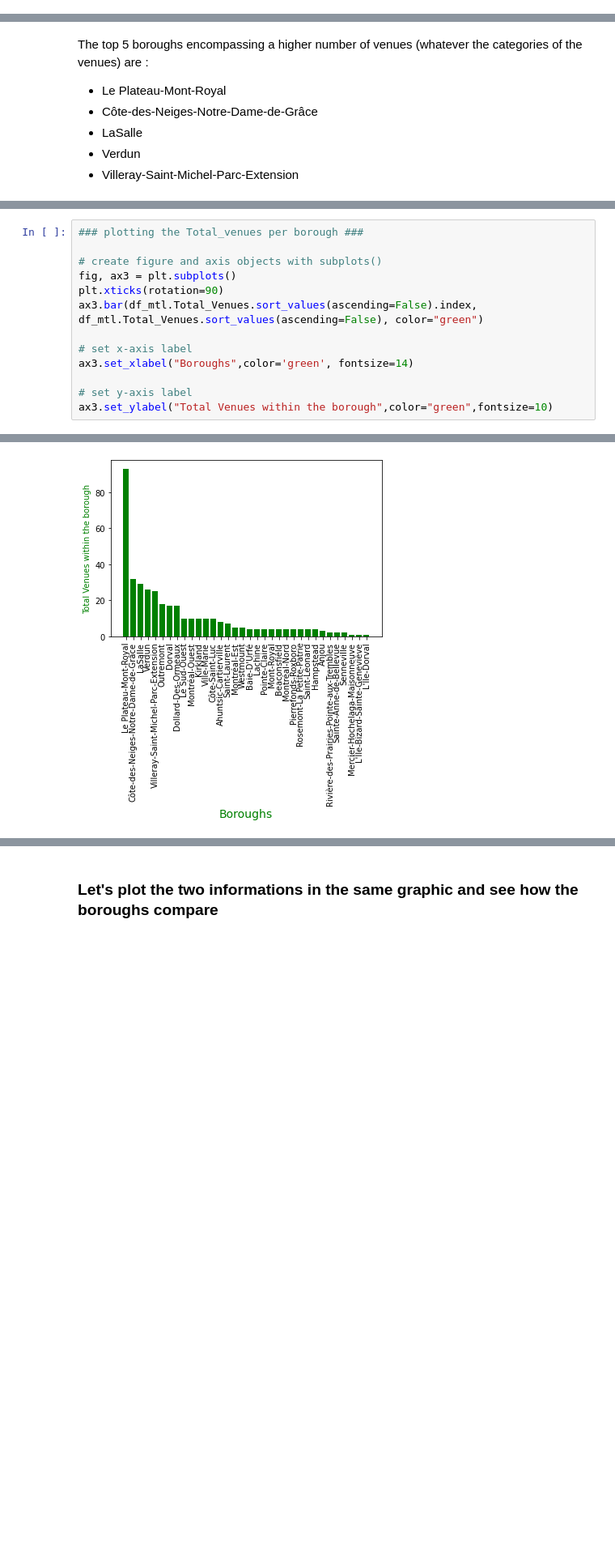
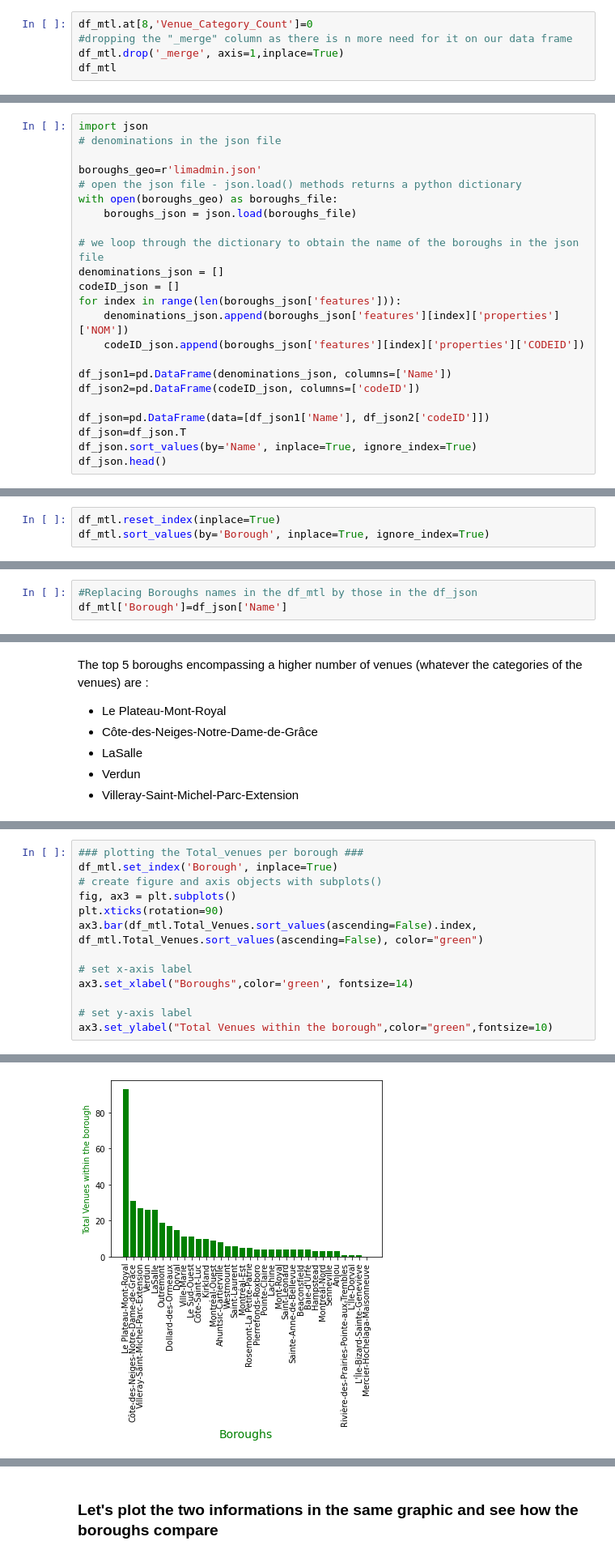
Before and after one commit to Desperados113/Capstone-Projetc, a Jupyter notebook: Capstone_Project3.ipynb, the cells around one changed output, grey strips where cells are left out. Shown at 81% size. Cells and saved outputs as stored; diff of their text form; blank space fills up the shorter version.

```diff
--- a/Capstone_Project3.ipynb
+++ b/Capstone_Project3.ipynb
@@ -390,0 +373,5 @@ df_mtl
+# %%
+df_mtl.at[8,'Venue_Category_Count']=0
+#dropping the "_merge" column as there is n more need for it on our data frame
+df_mtl.drop('_merge', axis=1,inplace=True)
+df_mtl
@@ -439,0 +438,23 @@ plt.show()
+# %%
+import json
+# denominations in the json file
+
+boroughs_geo=r'limadmin.json'
+# open the json file - json.load() methods returns a python dictionary
+with open(boroughs_geo) as boroughs_file:
+    boroughs_json = json.load(boroughs_file)
+
+# we loop through the dictionary to obtain the name of the boroughs in the json file
+denominations_json = []
+codeID_json = []
+for index in range(len(boroughs_json['features'])):
+    denominations_json.append(boroughs_json['features'][index]['properties']['NOM'])
+    codeID_json.append(boroughs_json['features'][index]['properties']['CODEID'])
+
+df_json1=pd.DataFrame(denominations_json, columns=['Name'])
+df_json2=pd.DataFrame(codeID_json, columns=['codeID'])
+
+df_json=pd.DataFrame(data=[df_json1['Name'], df_json2['codeID']])
+df_json=df_json.T
+df_json.sort_values(by='Name', inplace=True, ignore_index=True)
+df_json.head()
@@ -439,0 +468,3 @@ plt.show()
+# %%
+df_mtl.reset_index(inplace=True)
+df_mtl.sort_values(by='Borough', inplace=True, ignore_index=True)
@@ -439,0 +477,3 @@ plt.show()
+# %%
+#Replacing Boroughs names in the df_mtl by those in the df_json
+df_mtl['Borough']=df_json['Name']
@@ -462,19 +525,19 @@ Index(['Le Plateau-Mont-Royal', 'Côte-des-Neiges-Notre-Dame-de-Grâce',
 # %%
 ### plotting the Total_venues per borough ###
-
+df_mtl.set_index('Borough', inplace=True)
 # create figure and axis objects with subplots()
 fig, ax3 = plt.subplots()
 plt.xticks(rotation=90)
 ax3.bar(df_mtl.Total_Venues.sort_values(ascending=False).index, df_mtl.Total_Venues.sort_values(ascending=False), color="green")
 
 # set x-axis label
 ax3.set_xlabel("Boroughs",color='green', fontsize=14)
 
 # set y-axis label
 ax3.set_ylabel("Total Venues within the borough",color="green",fontsize=10)
 # %% [output]
 Text(0, 0.5, 'Total Venues within the borough')
-[figure, old version]
+[figure, new version]
 # %% [markdown]
 In terms of variety of venues categories, the top 5 boroughs are :
 
```
Also changed, not shown: parts of 65 cells of this notebook.
